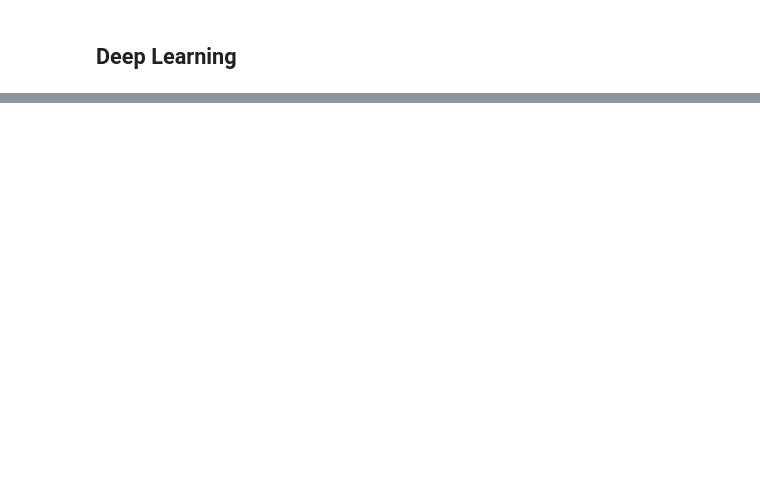
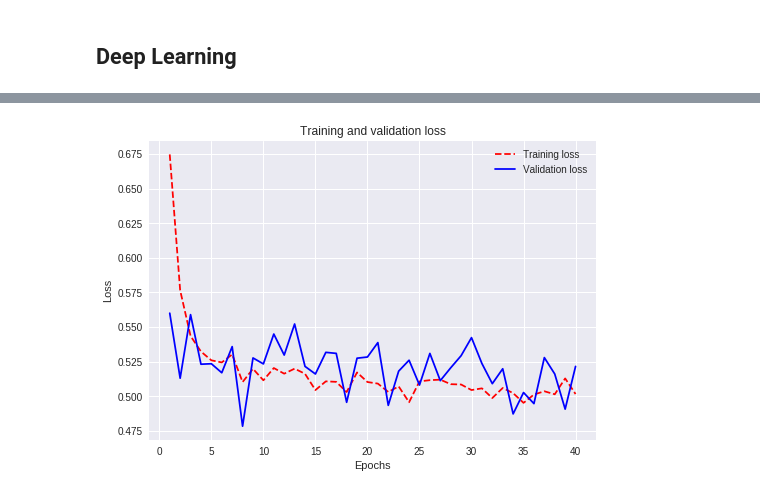
Before and after one commit to joseramoncajide/deep_learning, a Jupyter notebook: deep_learning_cookies_conversion_probabilities.ipynb, the cells around one changed output, grey strips where cells are left out. Drawn from its saved outputs; the diff is of its cells as text; code cells hidden in the pictures; blank space fills up the shorter version.

```diff
--- a/deep_learning_cookies_conversion_probabilities.ipynb
+++ b/deep_learning_cookies_conversion_probabilities.ipynb
@@ -257,0 +269,35 @@ plot_confusion_matrix(cm,class_names)
+# %%
+trainY = pd.get_dummies(trainY).values
+testY = pd.get_dummies(testY).values
+# %%
+model = Sequential()
+model.add(Dense(16,
+                input_shape=(19,),
+                activation="sigmoid",
+                kernel_regularizer=l2(0.001)))
+model.add(Dropout(0.5))
+model.add(Dense(2, activation="softmax"))
+
+
+
+model.compile(loss='categorical_crossentropy',
+              metrics=['accuracy'],
+              optimizer='adam')
+
+history = model.fit(trainX, trainY, verbose=0, batch_size=1, epochs=40, validation_data=(testX, testY))
+# %%
+loss = history.history['loss']
+val_loss = history.history['val_loss']
+
+epochs = range(1, len(loss) + 1)
+
+plt.plot(epochs, loss, 'r--', label='Training loss')
+plt.plot(epochs, val_loss, 'b-', label='Validation loss')
+plt.title('Training and validation loss')
+plt.xlabel('Epochs')
+plt.ylabel('Loss')
+plt.legend()
+
+plt.show()
+# %% [output]
+[figure, added]
```
Also changed, not shown: parts of 29 cells of this notebook.
